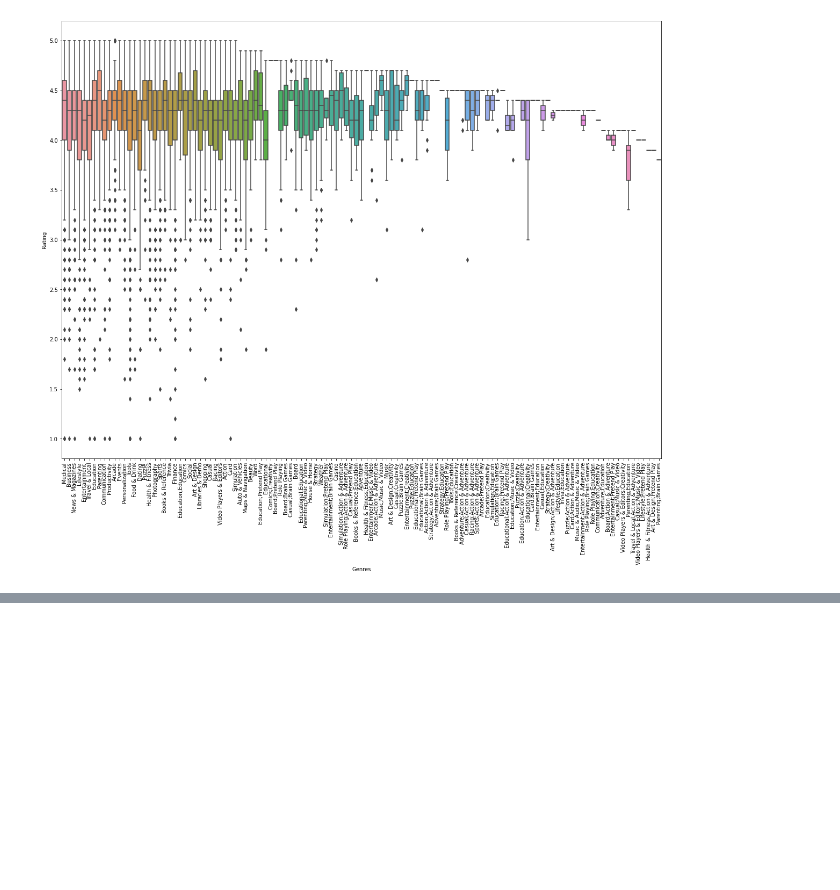
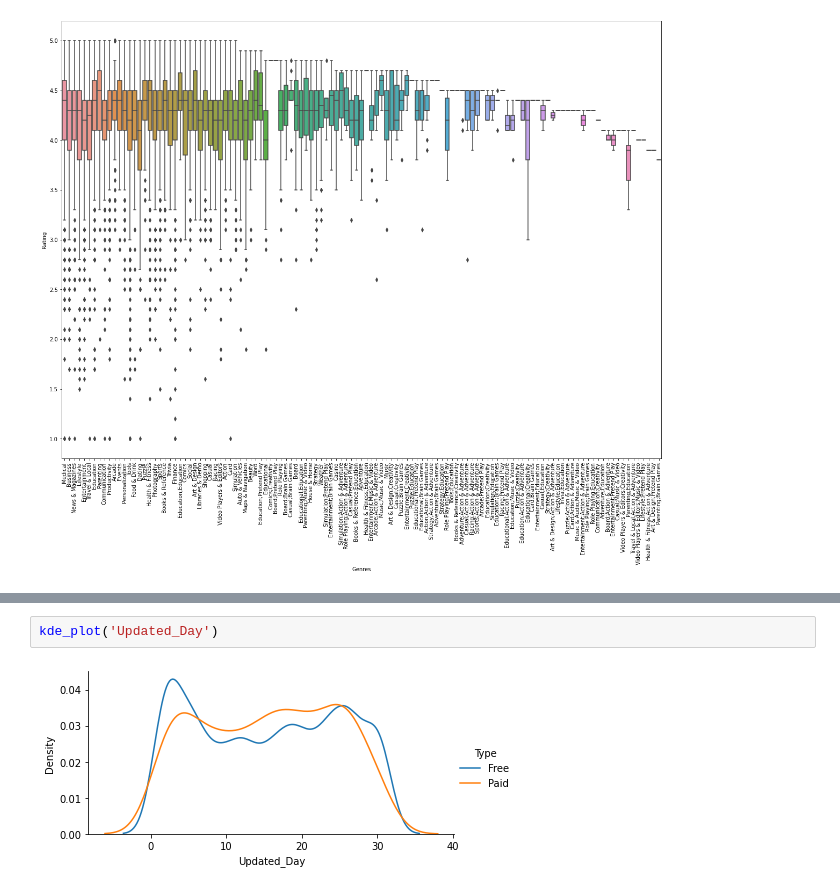
Before and after one commit to shu-nya/Play-Store-App-Review-Analysis, a Jupyter notebook: Play_Store_App_Review_Analysis.ipynb, the cells around one changed output, grey strips where cells are left out. Drawn from its saved outputs; the diff is of its cells as text; blank space fills up the shorter version.

```diff
--- a/Play_Store_App_Review_Analysis.ipynb
+++ b/Play_Store_App_Review_Analysis.ipynb
@@ -850,0 +931,4 @@ plt.xticks(rotation=90)
+# %%
+kde_plot('Updated_Day')
+# %% [output]
+[figure, added]
```
Also changed, not shown: parts of 31 cells of this notebook.
